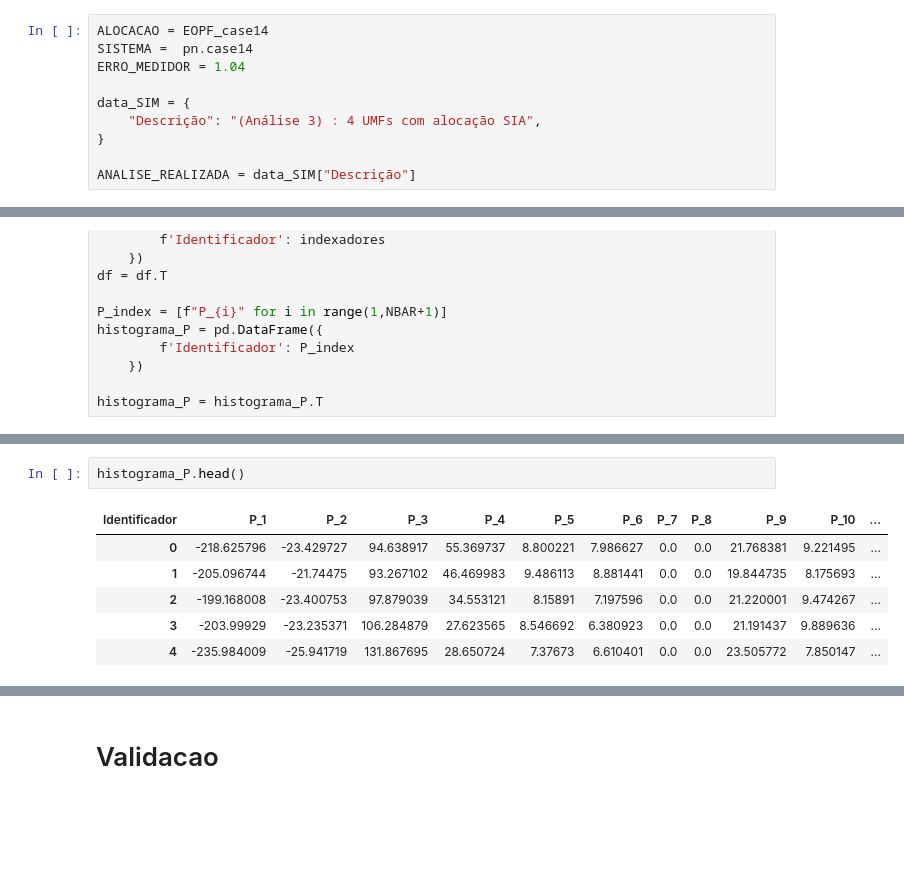
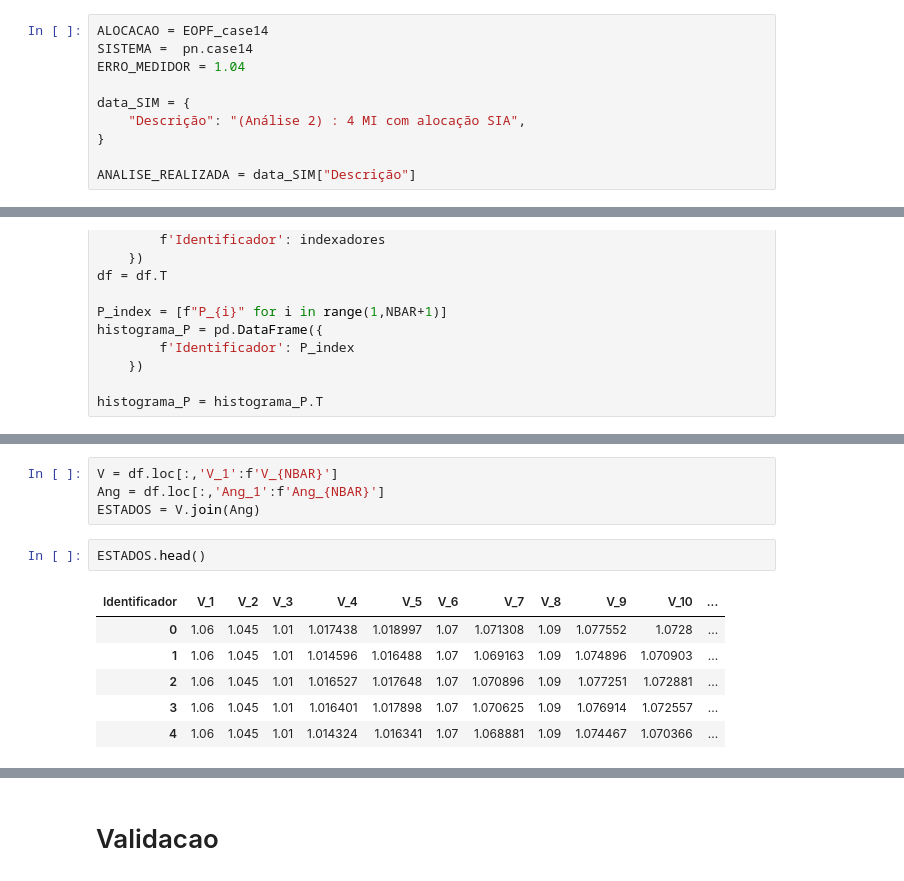
Before and after one commit to lucasedbraga/AnaliseRedes2, a Jupyter notebook: Analise/Modelo_Estudo.ipynb, the cells around one changed output, grey strips where cells are left out. Drawn from its saved outputs; the diff is of its cells as text; blank space fills up the shorter version.

```diff
--- a/Analise/Modelo_Estudo.ipynb
+++ b/Analise/Modelo_Estudo.ipynb
@@ -44,7 +44,7 @@ SISTEMA =  pn.case14
 ERRO_MEDIDOR = 1.04
 
 data_SIM = {
-    "Descrição": "(Análise 3) : 4 UMFs com alocação SIA",
+    "Descrição": "(Análise 2) : 4 MI com alocação SIA",
 }
 
 ANALISE_REALIZADA = data_SIM["Descrição"]
@@ -173,12 +196,16 @@ histograma_P = histograma_P[1:].reset_index(drop=True)
+# %%
+V = df.loc[:,'V_1':f'V_{NBAR}']
+Ang = df.loc[:,'Ang_1':f'Ang_{NBAR}']
+ESTADOS = V.join(Ang)
 # %%
-histograma_P.head()
+ESTADOS.head()
 # %% [output]
-| Identificador | P_1 | P_2 | P_3 | P_4 | P_5 | P_6 | P_7 | P_8 | P_9 | P_10 | ... |
-| 0 | -218.625796 | -23.429727 | 94.638917 | 55.369737 | 8.800221 | 7.986627 | 0.0 | 0.0 | 21.768381 | 9.221495 | ... |
-| 1 | -205.096744 | -21.74475 | 93.267102 | 46.469983 | 9.486113 | 8.881441 | 0.0 | 0.0 | 19.844735 | 8.175693 | ... |
-| 2 | -199.168008 | -23.400753 | 97.879039 | 34.553121 | 8.15891 | 7.197596 | 0.0 | 0.0 | 21.220001 | 9.474267 | ... |
-| 3 | -203.99929 | -23.235371 | 106.284879 | 27.623565 | 8.546692 | 6.380923 | 0.0 | 0.0 | 21.191437 | 9.889636 | ... |
-| 4 | -235.984009 | -25.941719 | 131.867695 | 28.650724 | 7.37673 | 6.610401 | 0.0 | 0.0 | 23.505772 | 7.850147 | ... |
+| Identificador | V_1 | V_2 | V_3 | V_4 | V_5 | V_6 | V_7 | V_8 | V_9 | V_10 | ... |
+| 0 | 1.06 | 1.045 | 1.01 | 1.017438 | 1.018997 | 1.07 | 1.071308 | 1.09 | 1.077552 | 1.0728 | ... |
+| 1 | 1.06 | 1.045 | 1.01 | 1.014596 | 1.016488 | 1.07 | 1.069163 | 1.09 | 1.074896 | 1.070903 | ... |
+| 2 | 1.06 | 1.045 | 1.01 | 1.016527 | 1.017648 | 1.07 | 1.070896 | 1.09 | 1.077251 | 1.072881 | ... |
+| 3 | 1.06 | 1.045 | 1.01 | 1.016401 | 1.017898 | 1.07 | 1.070625 | 1.09 | 1.076914 | 1.072557 | ... |
+| 4 | 1.06 | 1.045 | 1.01 | 1.014324 | 1.016341 | 1.07 | 1.068881 | 1.09 | 1.074467 | 1.070366 | ... |
 # %%
 plt.figure(figsize=(10, 6))
 # Definindo os bins de 0 a 5 com step de 0.1
```
Also changed, not shown: parts of 29 cells of this notebook, 5 other files.
